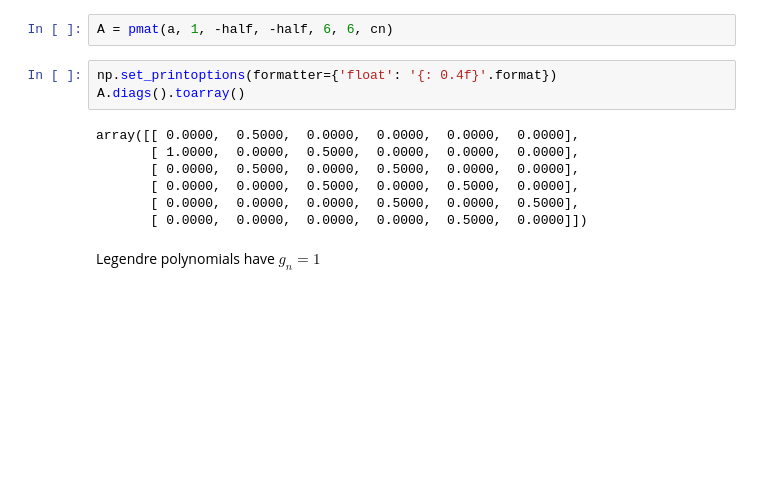
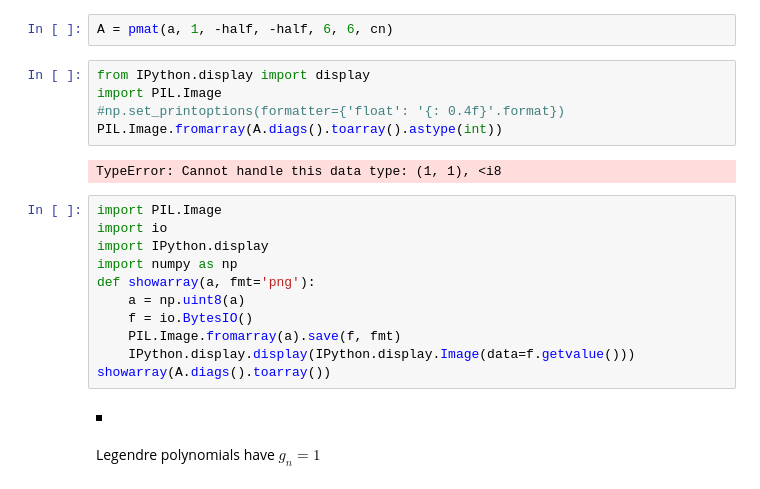
Before and after one commit to spectralDNS/PG-paper-2022, a Jupyter notebook: binder/Recursions.ipynb, the cells around one changed output. Saved outputs shown, nothing was run; the diff lists cells and outputs as text; blank space fills up the shorter version.

Commit message:
Display arrays

```diff
--- a/binder/Recursions.ipynb
+++ b/binder/Recursions.ipynb
@@ -42,15 +42,25 @@ Chebyshev polynomials use $g_n=c_n=1/P^{-1/2,-1/2}_n(1)$, which is imported from
 # %%
 A = pmat(a, 1, -half, -half, 6, 6, cn)
 # %%
-np.set_printoptions(formatter={'float': '{: 0.4f}'.format})
-A.diags().toarray()
+from IPython.display import display
+import PIL.Image
+#np.set_printoptions(formatter={'float': '{: 0.4f}'.format})
+PIL.Image.fromarray(A.diags().toarray().astype(int))
 # %% [output]
-array([[ 0.0000,  0.5000,  0.0000,  0.0000,  0.0000,  0.0000],
-       [ 1.0000,  0.0000,  0.5000,  0.0000,  0.0000,  0.0000],
-       [ 0.0000,  0.5000,  0.0000,  0.5000,  0.0000,  0.0000],
-       [ 0.0000,  0.0000,  0.5000,  0.0000,  0.5000,  0.0000],
-       [ 0.0000,  0.0000,  0.0000,  0.5000,  0.0000,  0.5000],
-       [ 0.0000,  0.0000,  0.0000,  0.0000,  0.5000,  0.0000]])
+TypeError: Cannot handle this data type: (1, 1), <i8
+# %%
+import PIL.Image
+import io
+import IPython.display
+import numpy as np
+def showarray(a, fmt='png'):
+    a = np.uint8(a)
+    f = io.BytesIO()
+    PIL.Image.fromarray(a).save(f, fmt)
+    IPython.display.display(IPython.display.Image(data=f.getvalue()))
+showarray(A.diags().toarray())
+# %% [output]
+[figure, added]
 # %% [markdown]
 Legendre polynomials have $g_n=1$
 # %%
```
Also changed, not shown: parts of 2 cells of this notebook.
